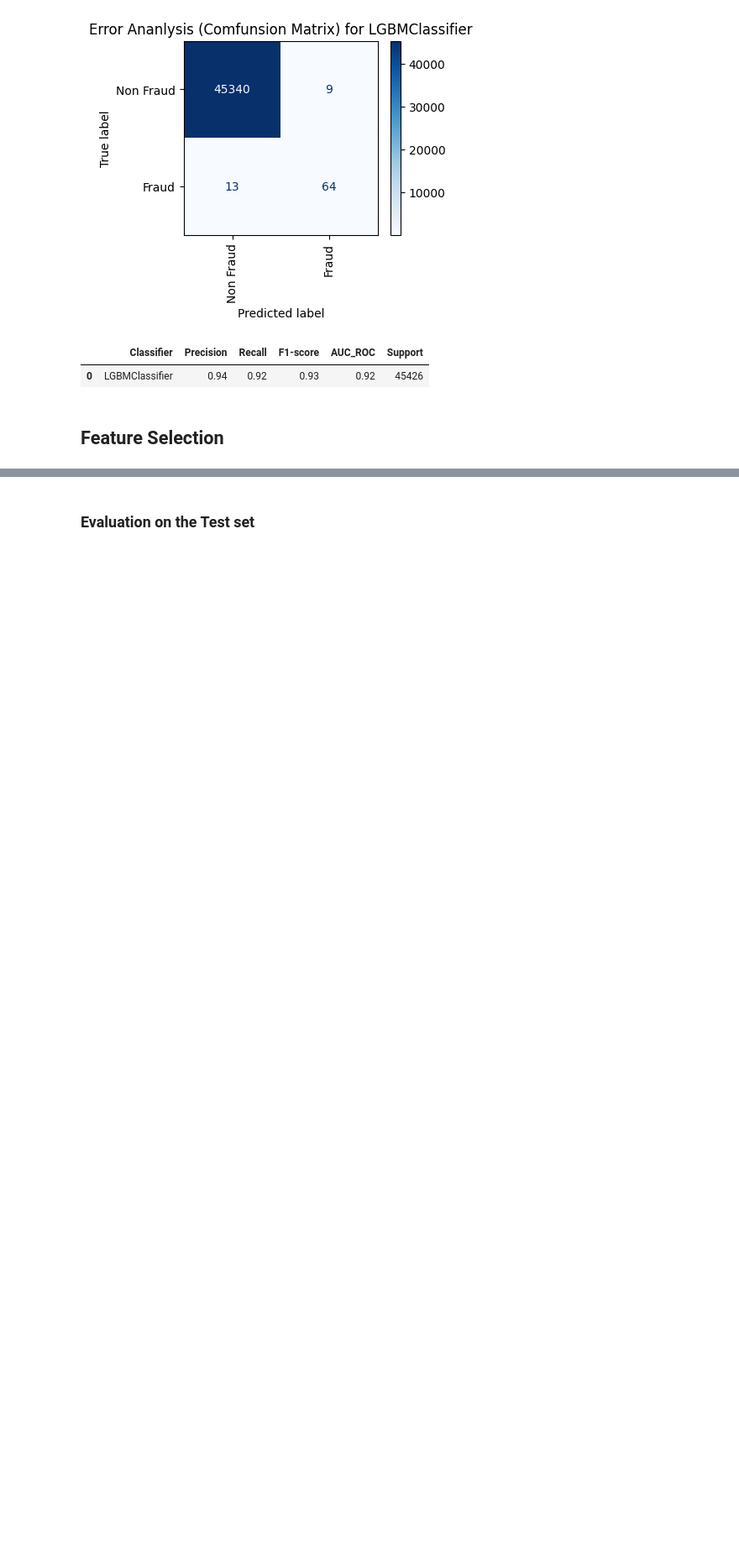
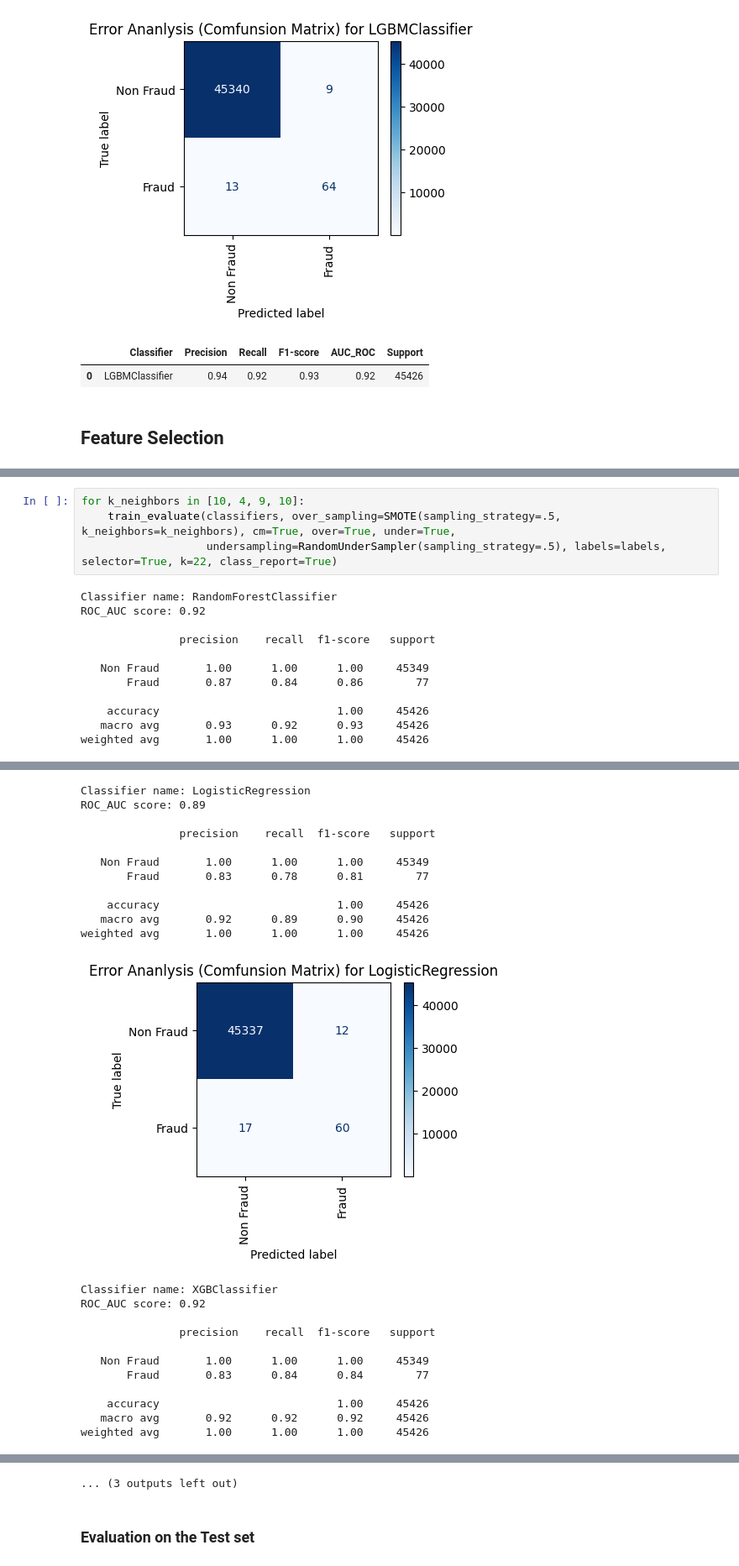
Before and after one commit to KevinChima/Credit-Card-Fraud, a Jupyter notebook: CreditCardFraud.ipynb, the cells around one changed output, grey strips where cells are left out. Shown at 84% size. Saved outputs shown, nothing was run; the diff lists cells and outputs as text; blank space fills up the shorter version.

```diff
--- a/CreditCardFraud.ipynb
+++ b/CreditCardFraud.ipynb
@@ -1371,0 +1231,16 @@ weighted avg       1.00      1.00      1.00     45426
+# %%
+for k_neighbors in [10, 4, 9, 10]:
+    train_evaluate(classifiers, over_sampling=SMOTE(sampling_strategy=.5, k_neighbors=k_neighbors), cm=True, over=True, under=True,
+                   undersampling=RandomUnderSampler(sampling_strategy=.5), labels=labels, selector=True, k=22, class_report=True)
+# %% [output]
+Classifier name: RandomForestClassifier
+ROC_AUC score: 0.92
+
+               precision    recall  f1-score   support
+
+   Non Fraud       1.00      1.00      1.00     45349
+       Fraud       0.87      0.84      0.86        77
+
+    accuracy                           1.00     45426
+   macro avg       0.93      0.92      0.93     45426
+weighted avg       1.00      1.00      1.00     45426
@@ -1371,0 +1248,23 @@ weighted avg       1.00      1.00      1.00     45426
+Classifier name: LogisticRegression
+ROC_AUC score: 0.89
+
+               precision    recall  f1-score   support
+
+   Non Fraud       1.00      1.00      1.00     45349
+       Fraud       0.83      0.78      0.81        77
+
+    accuracy                           1.00     45426
+   macro avg       0.92      0.89      0.90     45426
+weighted avg       1.00      1.00      1.00     45426
+[figure, added]
+Classifier name: XGBClassifier
+ROC_AUC score: 0.92
+
+               precision    recall  f1-score   support
+
+   Non Fraud       1.00      1.00      1.00     45349
+       Fraud       0.83      0.84      0.84        77
+
+    accuracy                           1.00     45426
+   macro avg       0.92      0.92      0.92     45426
+weighted avg       1.00      1.00      1.00     45426
@@ -1372,3 +1308,4 @@ weighted avg       1.00      1.00      1.00     45426
+... (3 outputs left out)
 # %% [markdown]
 ### Evaluation on the Test set
 # %%
```
Also changed, not shown: parts of 29 cells of this notebook.
